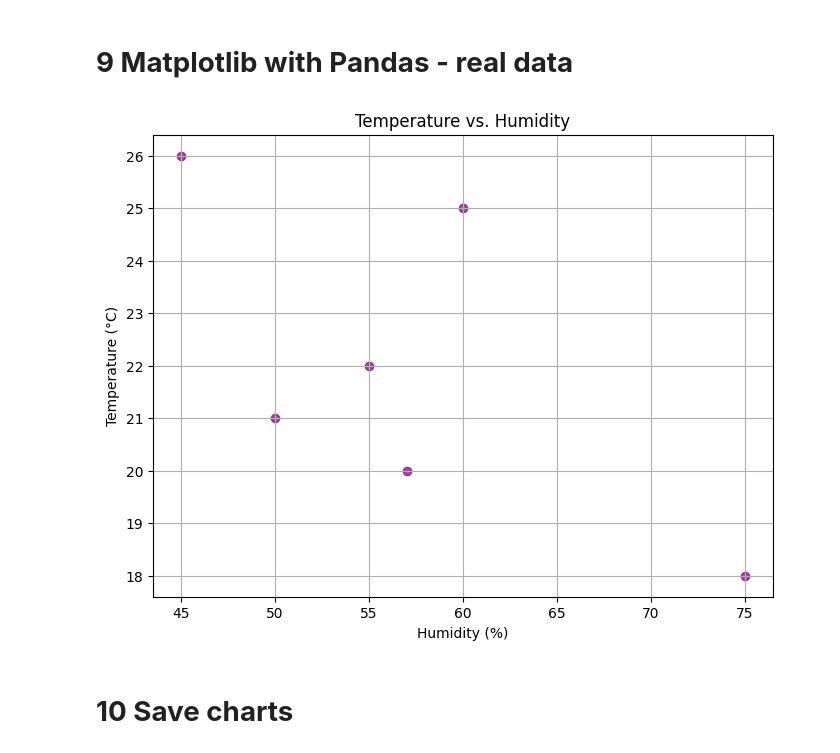
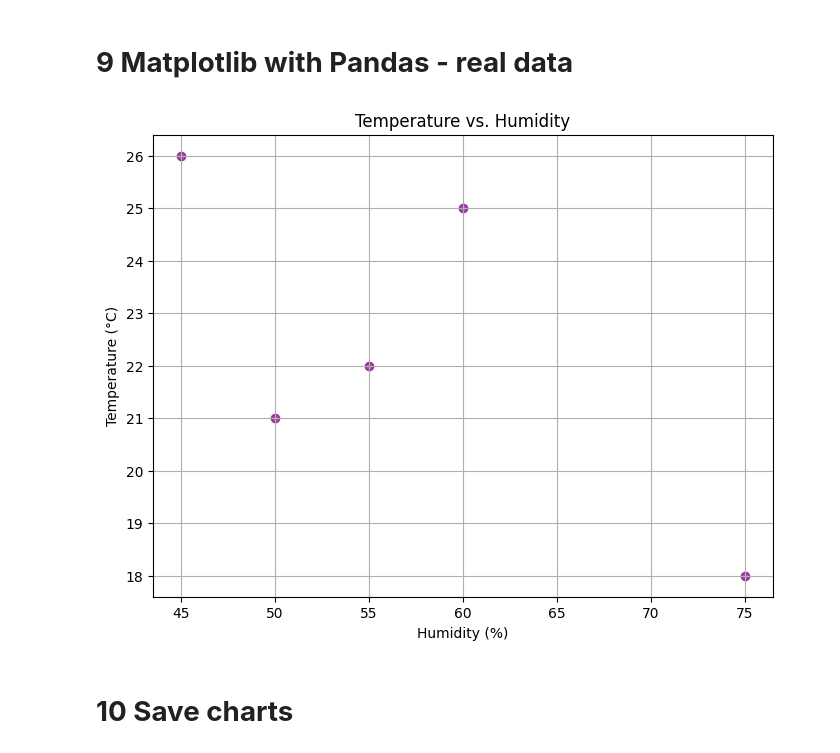
Before and after one commit to Chhavi0926/DS_45_InternshipDays, a Jupyter notebook: DAY_9.ipynb, the cells around one changed output. Saved outputs shown, nothing was run; the diff lists cells and outputs as text; code cells hidden in the pictures.

```diff
--- a/DAY_9.ipynb
+++ b/DAY_9.ipynb
@@ -371,24 +371,25 @@ plt.show()
 # **9 Matplotlib with Pandas - real data**
 # %%
 import matplotlib.pyplot as plt
-
-# Assuming 'df' DataFrame is already loaded from the previous cells
-# (e.g., from cell 'IngtRdeLTRiu' which loads temperature_data.json)
+import pandas as pd
+url = "https://raw.githubusercontent.com/rajendra0968jangid/Ds-arya/main/temperature_data.json"
+df = pd.read_json(url)
+df
 
 # Create a scatter plot using columns from the DataFrame
 plt.figure(figsize=(8, 6))
 plt.scatter(df['humidity_pct'], df['temperature_c'], alpha=0.7, color='purple')
 
 # Add labels and title
 plt.xlabel('Humidity (%)')
 plt.ylabel('Temperature (°C)')
 plt.title('Temperature vs. Humidity')
 plt.grid(True)
 
 # Display the plot
 plt.show()
 # %% [output]
-[figure, old version]
+[figure, new version]
 # %% [markdown]
 # **10 Save charts**
 # %%
```
